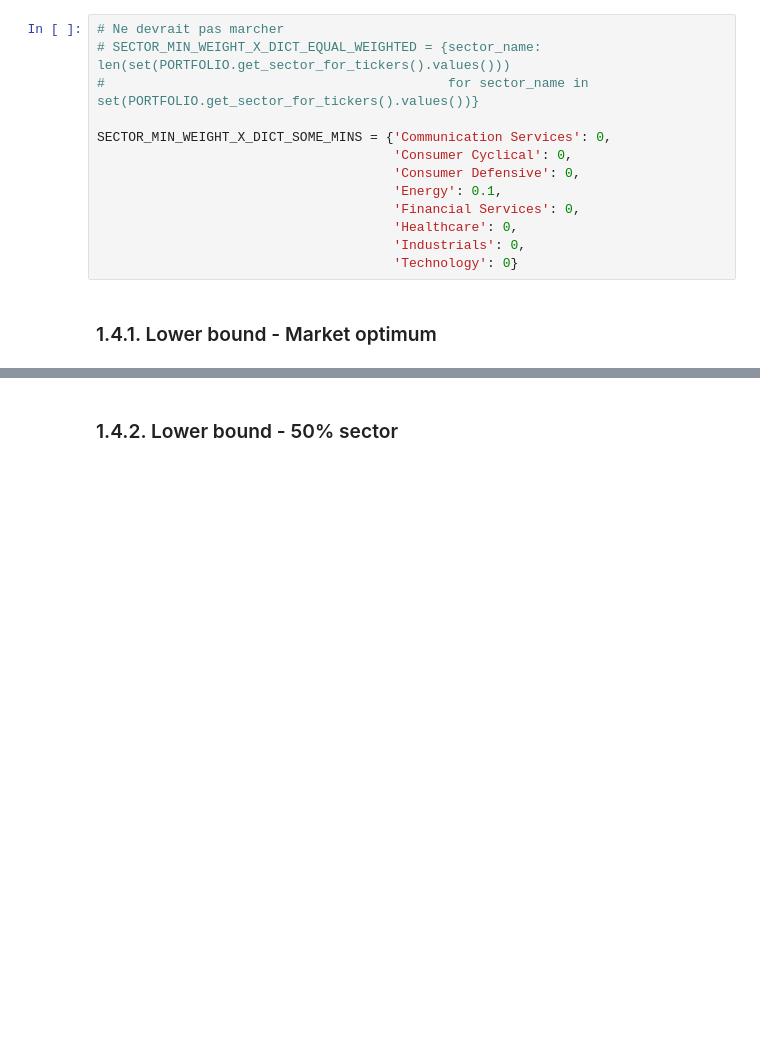
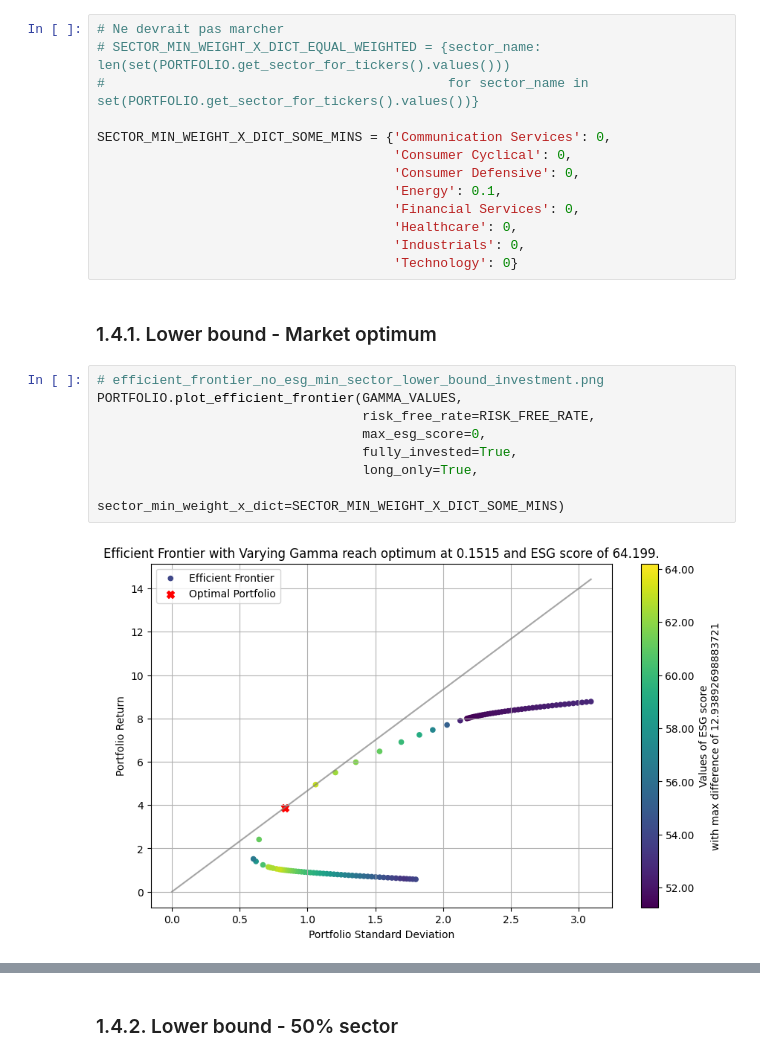
Before and after one commit to antoinedte/-Allocation_de_portefeuille_sous_contrainte_ESG, a Jupyter notebook: exploration/20240309_msci_rating copy.ipynb, the cells around one changed output, grey strips where cells are left out. Saved outputs shown, nothing was run; the diff lists cells and outputs as text; blank space fills up the shorter version.

```diff
--- a/exploration/20240309_msci_rating copy.ipynb
+++ b/exploration/20240309_msci_rating copy.ipynb
@@ -274,4 +308,14 @@ SECTOR_MIN_WEIGHT_X_DICT_SOME_MINS = {'Communication Services': 0,
                                       'Technology': 0}
 # %% [markdown]
 ### 1.4.1. Lower bound - Market optimum
+# %%
+# efficient_frontier_no_esg_min_sector_lower_bound_investment.png
+PORTFOLIO.plot_efficient_frontier(GAMMA_VALUES,
+                                  risk_free_rate=RISK_FREE_RATE,
+                                  max_esg_score=0,
+                                  fully_invested=True,
+                                  long_only=True,
+                                  sector_min_weight_x_dict=SECTOR_MIN_WEIGHT_X_DICT_SOME_MINS)
+# %% [output]
+[figure, added]
 # %%
```
Also changed, not shown: parts of 36 cells of this notebook, 34 other files.
